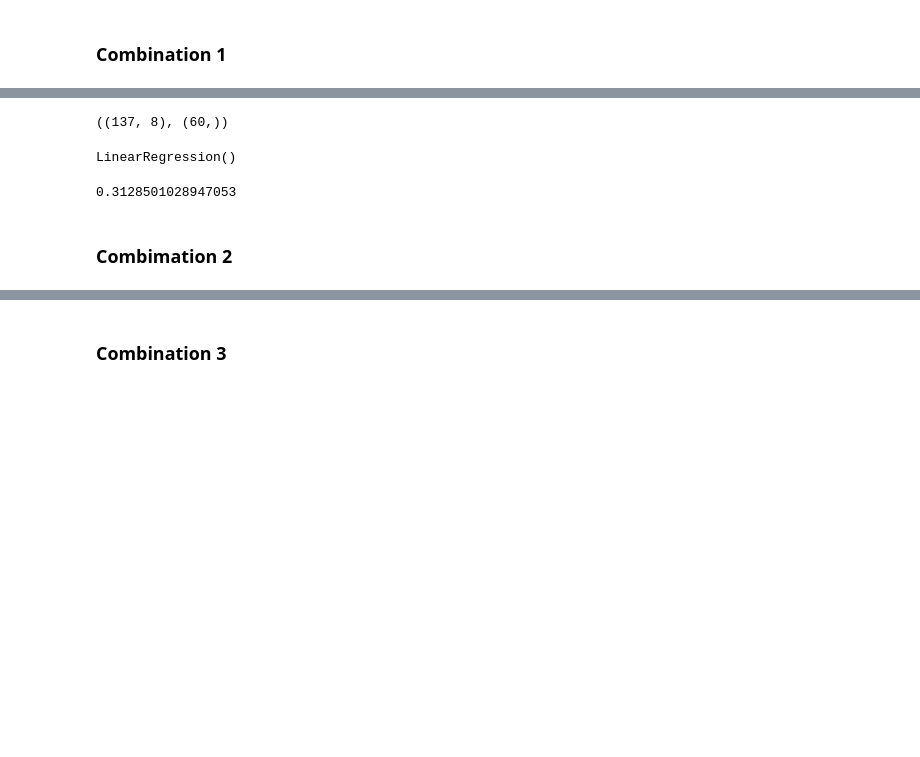
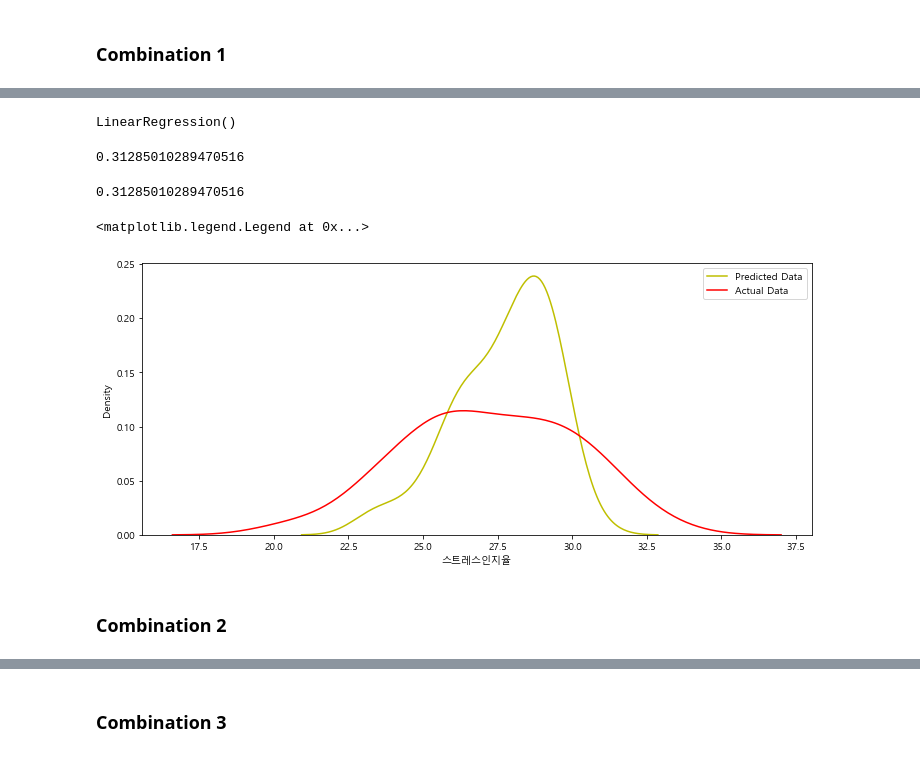
Before and after one commit to BreadFeet/K-water_project, a Jupyter notebook: myanalysis/03_Data_Analysis.ipynb, the cells around one changed output, grey strips where cells are left out. Saved outputs shown, nothing was run; the diff lists cells and outputs as text; code cells hidden in the pictures; blank space fills up the shorter version.

```diff
--- a/myanalysis/03_Data_Analysis.ipynb
+++ b/myanalysis/03_Data_Analysis.ipynb
@@ -223,4 +231,4 @@ y = wh['스트레스인지율']
 from sklearn.preprocessing import StandardScaler
 # %%
 scaler = StandardScaler()
-x_scaled = scaler.fit_transform(x)
+x_scaled = scaler.fit_transform(x_train)
@@ -230,21 +235,33 @@ from sklearn.model_selection import train_test_split
-# %%
-x_train, x_test, y_train, y_test = train_test_split(x_scaled, y, test_size=0.3, random_state=5)
-x_train.shape, y_test.shape
-# %% [output]
-((137, 8), (60,))
 # %%
 from sklearn.linear_model import LinearRegression
 # %%
 lr = LinearRegression()
-lr.fit(x_train, y_train)
+lr.fit(x_scaled, y_train)
 # %% [output]
 LinearRegression()
-# %%
-lr.score(x_test, y_test)
-# %% [output]
-0.3128501028947053
+# %%
+x_test_sc = scaler.transform(x_test)
+lr.score(x_test_sc, y_test)
+# %% [output]
+0.31285010289470516
+# %%
+# Pipeline으로 계산한 값과 비교
+pipe = Pipeline([('scaler', StandardScaler()), ('lr', LinearRegression())])
+pipe.fit(x_train, y_train)
+pipe.score(x_test, y_test)
+# %% [output]
+0.31285010289470516
+# %%
+fig = plt.figure(figsize=(12, 5))
+
+ax1 = sns.kdeplot(lr.predict(x_test_sc), color='y', label='Predicted Data')
+ax2 = sns.kdeplot(y_test, color='r', label='Actual Data', ax=ax1)
+plt.legend()
+# %% [output]
+<matplotlib.legend.Legend at 0x...>
+[figure, added]
 # %% [markdown]
-### Combimation 2
+### Combination 2
 # %%
 x2 = wh[['알루미늄(기준:0.2)', '디브로모아세토니트릴(기준:0.1)', '디브로모클로로메탄(기준:0.1)']]
 y2 = wh['스트레스인지율']
```
Also changed, not shown: parts of 46 cells of this notebook, 22 other files.
